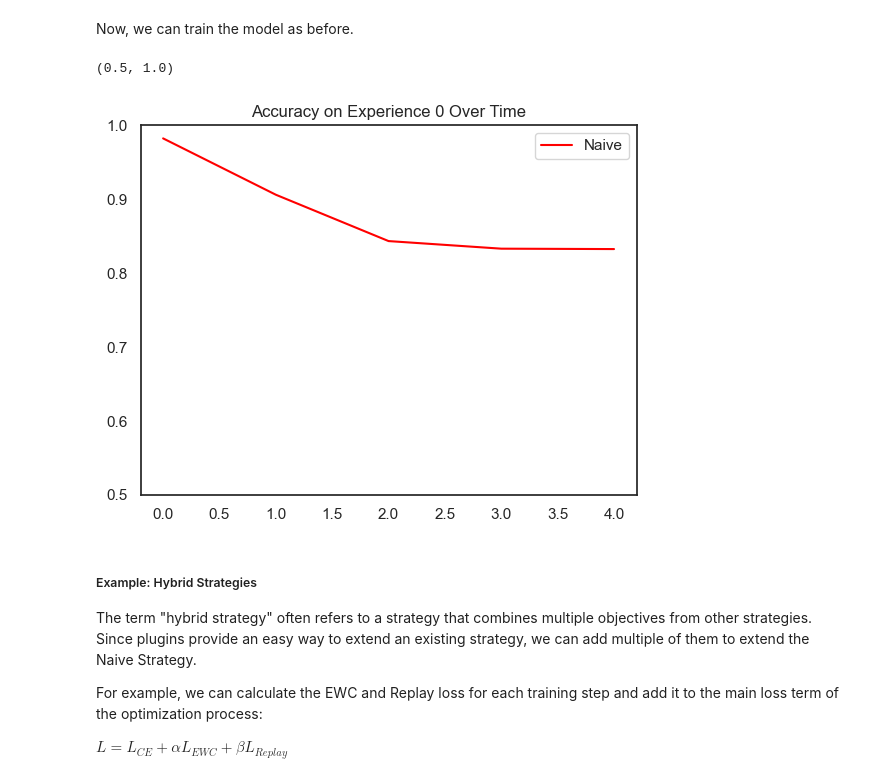
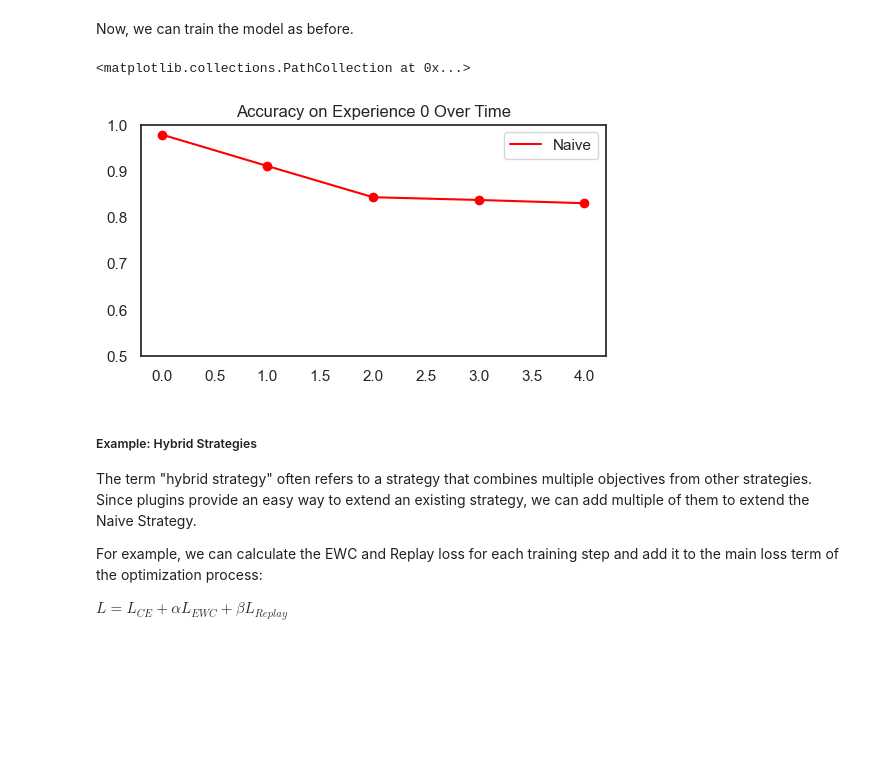
Before and after one commit to HSG-AIML-Teaching/DL2025-Lab, a Jupyter notebook: lab_2/continual_learning_lab.ipynb, the cells around one changed output. Saved outputs shown, nothing was run; the diff lists cells and outputs as text; code cells hidden in the pictures; blank space fills up the shorter version.

```diff
--- a/lab_2/continual_learning_lab.ipynb
+++ b/lab_2/continual_learning_lab.ipynb
@@ -551,6 +551,7 @@ Since the strategy takes care of all training steps, the main training loop in A
 # Iterate over stream of experiences and call strategy.train() for each experience
 
 results = []
+acc_exp_0_naive = []
 for itr, experience in enumerate(benchmark.train_stream):
     print("\n\nStart of experience: ", experience.current_experience)
     print("Current Classes: ", experience.classes_in_this_experience)
@@ -563,5 +564,8 @@ for itr, experience in enumerate(benchmark.train_stream):
     print('Computing accuracy on the whole test set')
     res = strategy.eval(benchmark.test_stream[:itr+1])
     results.append(res)
+
+    # Add accuracy on the first experience to the list
+    acc_exp_0_naive += [res["Top1_Acc_Exp/eval_phase/test_stream/Task000/Exp000"]]
 # %% [markdown]
 The result at each step is a dictionary. Now have a list of dictionaries, each from the test phases of the benchmark's test stream.
@@ -630,10 +643,10 @@ optimizer = SGD(model.parameters(), lr=0.001, momentum=0.9)
 criterion = CrossEntropyLoss()
 
 # Define storage policy
-storage_policy = ClassBalancedBuffer(max_size=100)
+storage_policy = ClassBalancedBuffer(max_size=500)
 
 # Initialize replay plugin
-replay_plugin = ReplayPlugin(mem_size=100, storage_policy=storage_policy)
+replay_plugin = ReplayPlugin(mem_size=500, storage_policy=storage_policy)
 
 # Initialize strategy and add the replay plugin
 strategy = Naive(
@@ -651,7 +664,7 @@ benchmark = SplitMNIST(n_experiences=5, seed=1)
 
 # Iterate over stream experiences and call strategy.train() for every experience
 results = []
-acc_exp_0 = []
+acc_exp_0_replay = []
 for itr, experience in enumerate(benchmark.train_stream):
     print("\n\nStart of experience: ", experience.current_experience)
     print("Current Classes: ", experience.classes_in_this_experience)
@@ -664,7 +677,7 @@ for itr, experience in enumerate(benchmark.train_stream):
     results.append(res)
 
     # Get accuracy on the first experience
-    acc_exp_0 += [res["Top1_Acc_Exp/eval_phase/test_stream/Task000/Exp000"]]
+    acc_exp_0_replay += [res["Top1_Acc_Exp/eval_phase/test_stream/Task000/Exp000"]]
 # %% [markdown]
 Now, let's plot the accuracy on the first experience over time:
 # %%
@@ -715,7 +730,7 @@ Now, we can train the model as before.
 # scenario
 benchmark = SplitMNIST(n_experiences=5, seed=1)
 
-acc_exp_0 = []
+acc_exp_0_gem = []
 
 # Iterate over stream experiences and call strategy.train() for every experience
 results = []
@@ -731,16 +746,18 @@ for itr, experience in enumerate(benchmark.train_stream):
     results.append(res)
 
     # Get accuracy on the first experience
-    acc_exp_0 += [res["Top1_Acc_Exp/eval_phase/test_stream/Task000/Exp000"]]
+    acc_exp_0_gem += [res["Top1_Acc_Exp/eval_phase/test_stream/Task000/Exp000"]]
 # %%
 # Plot results with Seaborn and set y value range
 plt.title("Accuracy on Experience 0 Over Time")
-plt.plot(acc_exp_0, label="Naive", color="red")
+plt.plot(acc_exp_0_gem, label="Naive", color="red")
 plt.legend()
 plt.ylim([0.5, 1])
+plt.gcf().set_size_inches(6, 3)
+plt.scatter(range(len(acc_exp_0_gem)), acc_exp_0_gem, color="red")
 # %% [output]
-(0.5, 1.0)
+<matplotlib.collections.PathCollection at 0x...>
-[figure, old version]
+[figure, new version]
 # %% [markdown]
 ##### Example: Hybrid Strategies
 
```
Also changed, not shown: parts of 12 cells of this notebook.
